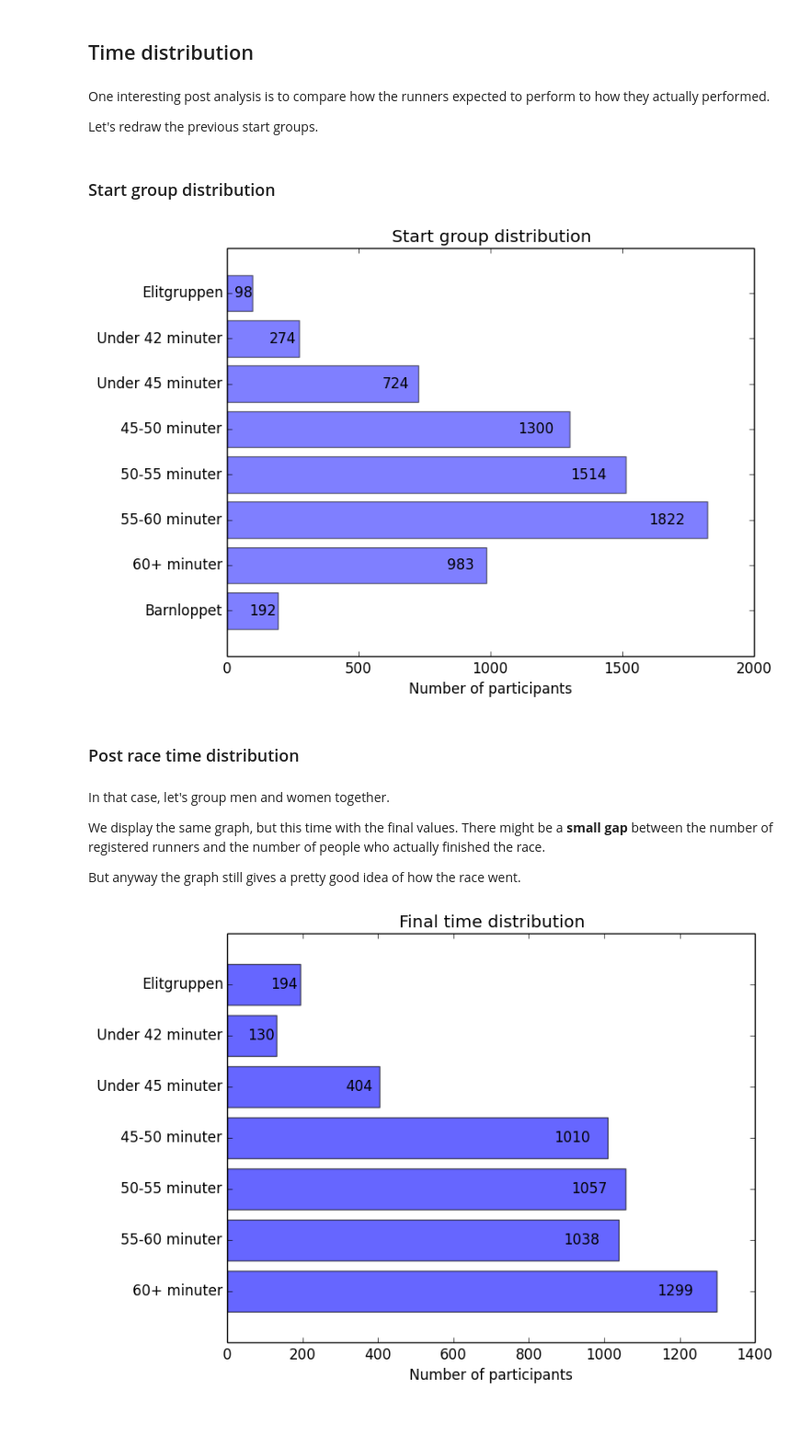
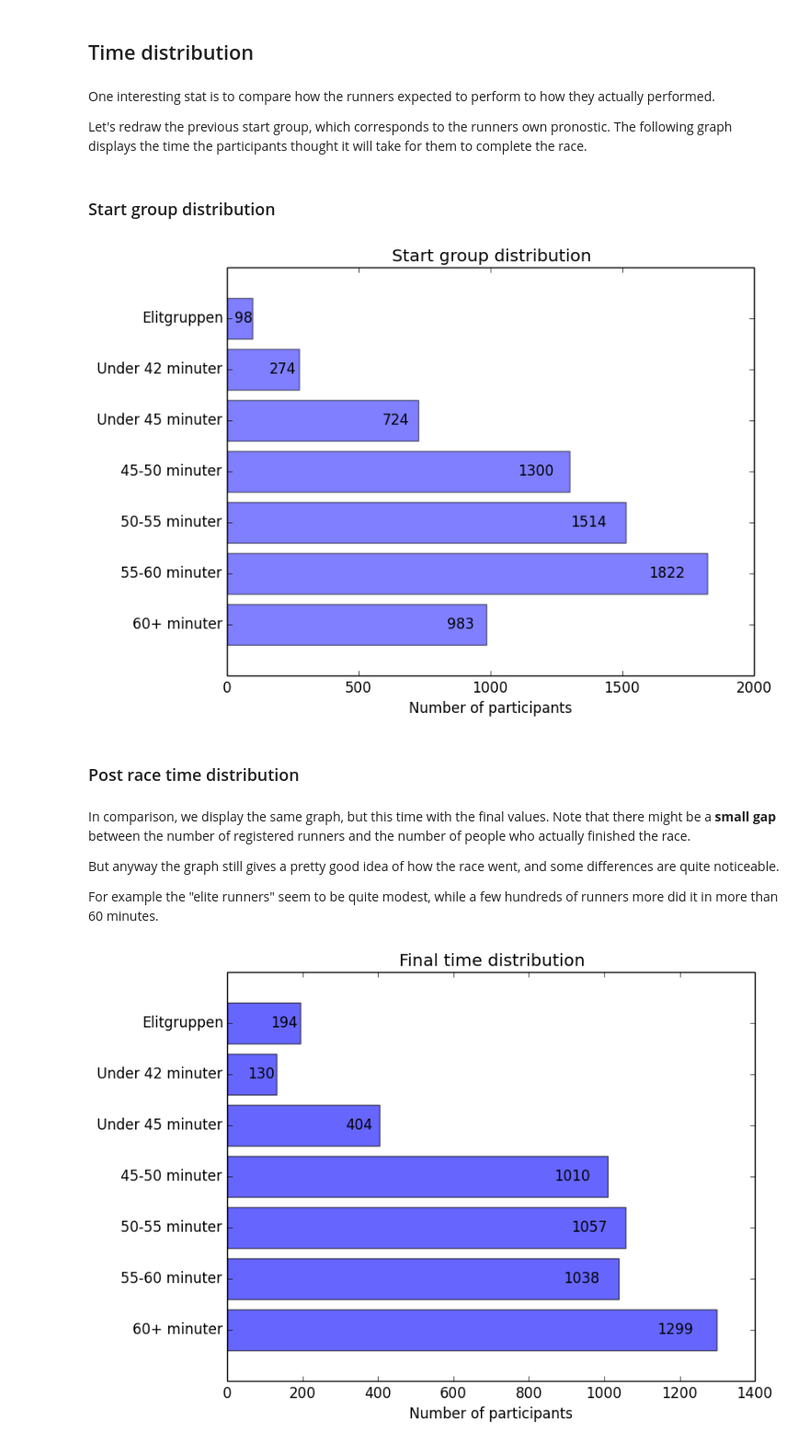
Before and after one commit to jtpio/data-playground, a Jupyter notebook: malmomilen/MalmoMilen_post.ipynb, the cells around one changed output. Shown: that part at 92% size. Saved outputs shown, nothing was run; the diff lists cells and outputs as text; code cells hidden in the pictures; blank space fills up the shorter version.

```diff
--- a/malmomilen/MalmoMilen_post.ipynb
+++ b/malmomilen/MalmoMilen_post.ipynb
@@ -136,50 +143,50 @@ for i, w in enumerate(top_women):
 # %% [markdown]
 ## Time distribution
 # %% [markdown]
-One interesting post analysis is to compare how the runners expected to perform to how they actually performed.
+One interesting stat is to compare how the runners expected to perform to how they actually performed.
 
-Let's redraw the previous start groups.
+Let's redraw the previous start group, which corresponds to the runners own pronostic. The following graph displays the time the participants thought it will take for them to complete the race.
 # %% [markdown]
 ### Start group distribution
 # %%
 url = 'http://www.malmomilen.se/anmaelan/startlista-2014'
 page = requests.get(url)
 soup = BeautifulSoup(page.text)
 table = soup.body.table.find_all('tr')
 
 ps = {}
 for line in table:
     c = line.find_all('td')
     time = c[4].text if c[4].text != '' else 'N/A'
     if time not in ps:
         ps[time] = 0
     ps[time] += 1
 
 sorted_groups = ['Elitgruppen', 'Under 42 minuter', 'Under 45 minuter', '45-50 minuter',
-                 '50-55 minuter', '55-60 minuter', '60+ minuter', 'Barnloppet']
+                 '50-55 minuter', '55-60 minuter', '60+ minuter']
 groups = [g[:8] for g in sorted_groups]
 y_pos = np.arange(len(groups))[::-1]
 n = [ps[group] for group in groups]
 
 rects = plt.barh(y_pos, n, align='center', alpha=0.5)
 plt.yticks(y_pos, sorted_groups)
 plt.xlabel('Number of participants')
 plt.title('Start group distribution')
 
 for i, rect in enumerate(rects):
     plt.text(0.95 * rect.get_width(), rect.get_y() + rect.get_height() / 2.0, ps[groups[i]], ha='right', va='center')
 
 plt.show()
 # %% [output]
-[figure, old version]
+[figure, new version]
 # %% [markdown]
 ### Post race time distribution
 # %% [markdown]
-In that case, let's group men and women together.
+In comparison, we display the same graph, but this time with the final values. Note that there might be a **small gap** between the number of registered runners and the number of people who actually finished the race.
 
-We display the same graph, but this time with the final values. There might be a **small gap** between the number of registered runners and the number of people who actually finished the race.
+But anyway the graph still gives a pretty good idea of how the race went, and some differences are quite noticeable.
 
-But anyway the graph still gives a pretty good idea of how the race went.
+For example the "elite runners" seem to be quite modest, while a few hundreds of runners more did it in more than 60 minutes.
 # %%
 all_runners = runners["M"] + runners["W"]
 intervals = [(0, 40), (41, 42), (43, 45), (46, 50), (51, 55), (56, 60), (61, 200)]
```
Also changed, not shown: parts of 19 cells of this notebook.
